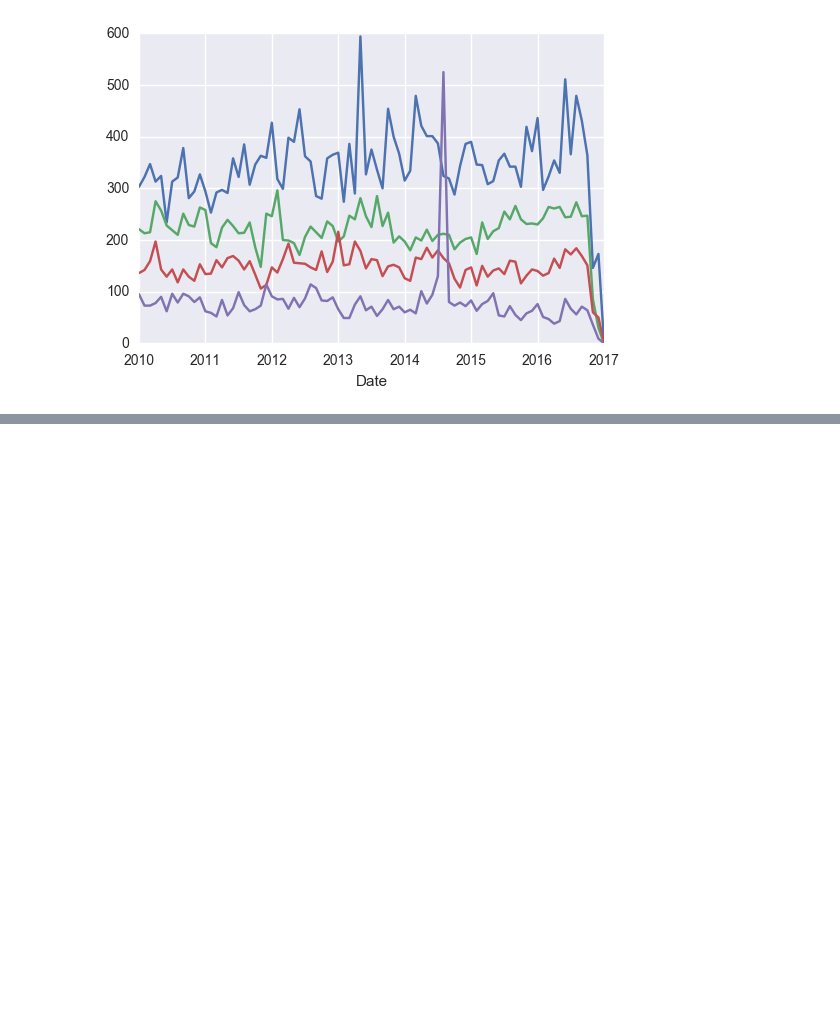
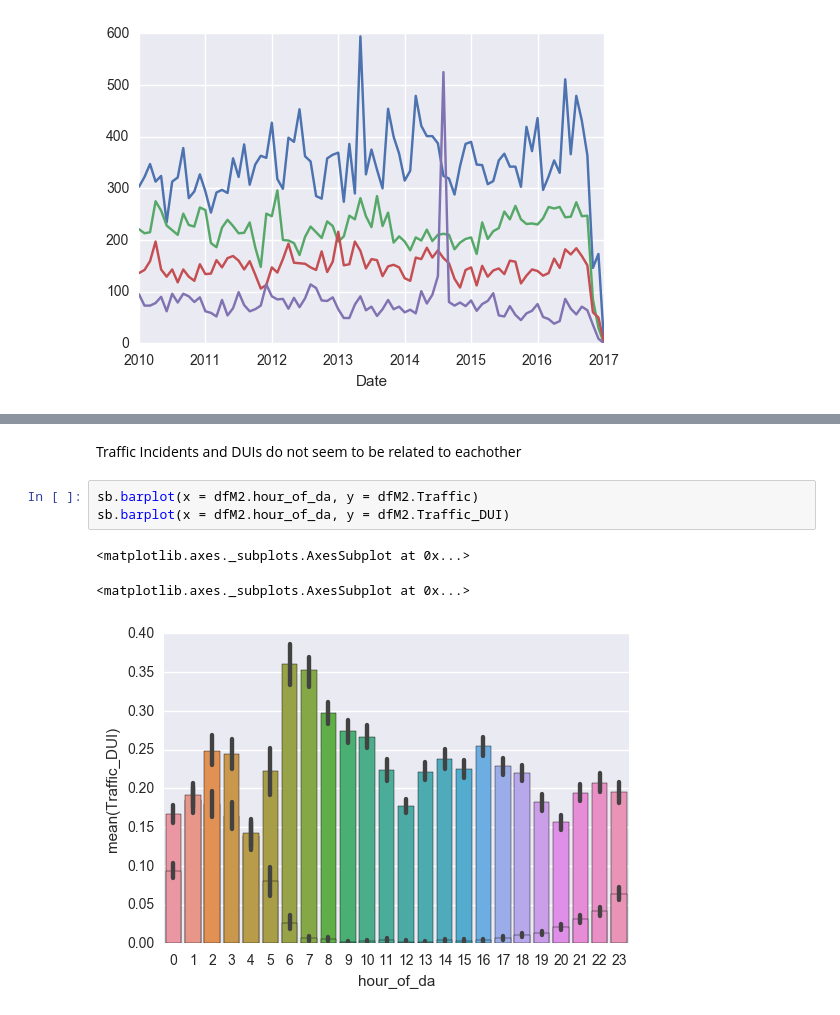
Before and after one commit to akell47/DataSciCourse, a Jupyter notebook: projects/final-projects/IncidentTimeSeries.ipynb, the cells around one changed output, grey strips where cells are left out. Drawn from its saved outputs; the diff is of its cells as text; blank space fills up the shorter version.

```diff
--- a/projects/final-projects/IncidentTimeSeries.ipynb
+++ b/projects/final-projects/IncidentTimeSeries.ipynb
@@ -139,0 +183,9 @@ dfM2['Drugs'].groupby(dfM2["day_of_wee"]).sum().plot()
+# %% [markdown]
+Traffic Incidents and DUIs do not seem to be related to eachother
+# %%
+sb.barplot(x = dfM2.hour_of_da, y = dfM2.Traffic)
+sb.barplot(x = dfM2.hour_of_da, y = dfM2.Traffic_DUI)
+# %% [output]
+<matplotlib.axes._subplots.AxesSubplot at 0x...>
+<matplotlib.axes._subplots.AxesSubplot at 0x...>
+[figure, added]
```
Also changed, not shown: parts of 31 cells of this notebook, 2 other files.
